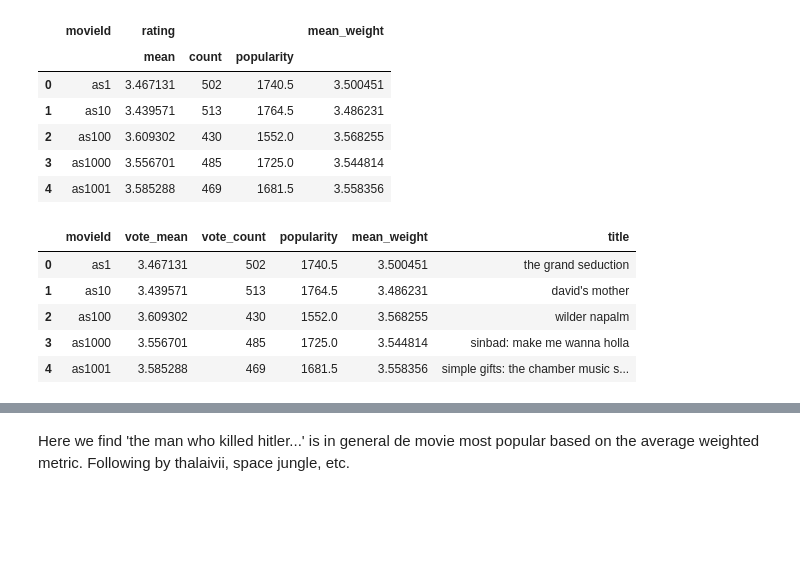
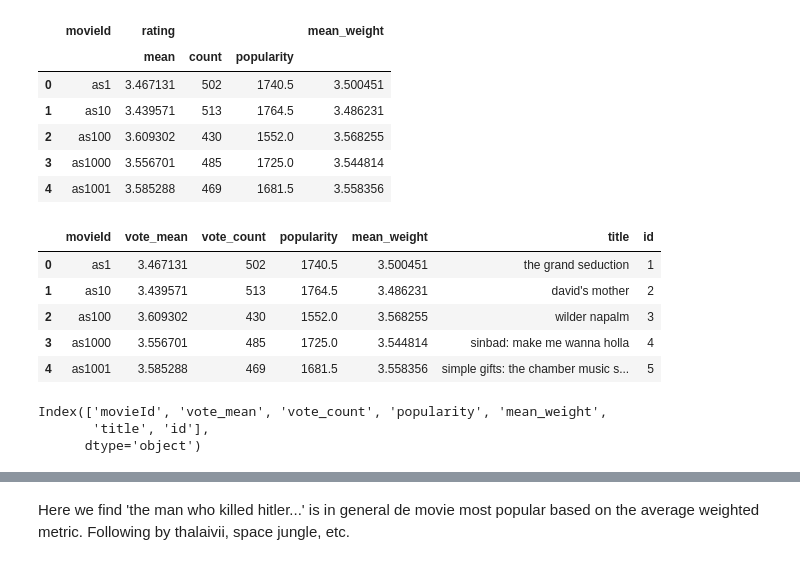
Before and after one commit to jpradas1/A_Model_Recommendation, a Jupyter notebook: notebooks/Recommendation_System_1.ipynb, the cells around one changed output, grey strips where cells are left out. Drawn from its saved outputs; the diff is of its cells as text; code cells hidden in the pictures; blank space fills up the shorter version.

```diff
--- a/notebooks/Recommendation_System_1.ipynb
+++ b/notebooks/Recommendation_System_1.ipynb
@@ -13,6 +20,6 @@ from ETL import ETL_class
 # %%
-path_rating = './dataset/ratings/'
-path_titles = './dataset/titles/'
+path_rating = './../dataset/ratings/'
+path_titles = './../dataset/titles/'
 etl = ETL_class(path_titles, path_rating)
 
 df_movies = etl.get_movies()
@@ -46,0 +58,7 @@ dtype: int64
+# %%
+# for that we can use the sklearn method's preprocessing to convert into numeric data
+from sklearn import preprocessing
+le = preprocessing.LabelEncoder()
+
+df_ratings['movieId_le'] = le.fit_transform(df_ratings['movieId'])
+df_ratings.head()
@@ -98,14 +203,21 @@ df_W.head()
 # %%
 # let's bring in the movie's title
 df_merge = df_W.merge(df_movies[['id', 'title']], left_on='movieId', right_on='id').drop(columns=['id'])
 old_columns = df_merge.columns
-new_columns = ['movieId', 'vote_mean', 'vote_count', 'popularity', 'mean_weight','title']
+new_columns = ['movieId', 'vote_mean', 'vote_count', 'popularity', 'mean_weight', 'title']
 df_merge.rename(columns={o:n for (o, n) in zip(old_columns, new_columns)}, inplace=True)
+df_merge['id'] = np.arange(1,df_merge.shape[0] +1, 1)
 df_merge.head()
 # %% [output]
-|  | movieId | vote_mean | vote_count | popularity | mean_weight | title |
-| 0 | as1 | 3.467131 | 502 | 1740.5 | 3.500451 | the grand seduction |
-| 1 | as10 | 3.439571 | 513 | 1764.5 | 3.486231 | david's mother |
-| 2 | as100 | 3.609302 | 430 | 1552.0 | 3.568255 | wilder napalm |
-| 3 | as1000 | 3.556701 | 485 | 1725.0 | 3.544814 | sinbad: make me wanna holla |
-| 4 | as1001 | 3.585288 | 469 | 1681.5 | 3.558356 | simple gifts: the chamber music s... |
+|  | movieId | vote_mean | vote_count | popularity | mean_weight | title | id |
+| 0 | as1 | 3.467131 | 502 | 1740.5 | 3.500451 | the grand seduction | 1 |
+| 1 | as10 | 3.439571 | 513 | 1764.5 | 3.486231 | david's mother | 2 |
+| 2 | as100 | 3.609302 | 430 | 1552.0 | 3.568255 | wilder napalm | 3 |
+| 3 | as1000 | 3.556701 | 485 | 1725.0 | 3.544814 | sinbad: make me wanna holla | 4 |
+| 4 | as1001 | 3.585288 | 469 | 1681.5 | 3.558356 | simple gifts: the chamber music s... | 5 |
+# %%
+df_merge.columns
+# %% [output]
+Index(['movieId', 'vote_mean', 'vote_count', 'popularity', 'mean_weight',
+       'title', 'id'],
+      dtype='object')
```
Also changed, not shown: parts of 23 cells of this notebook, 11 other files.
